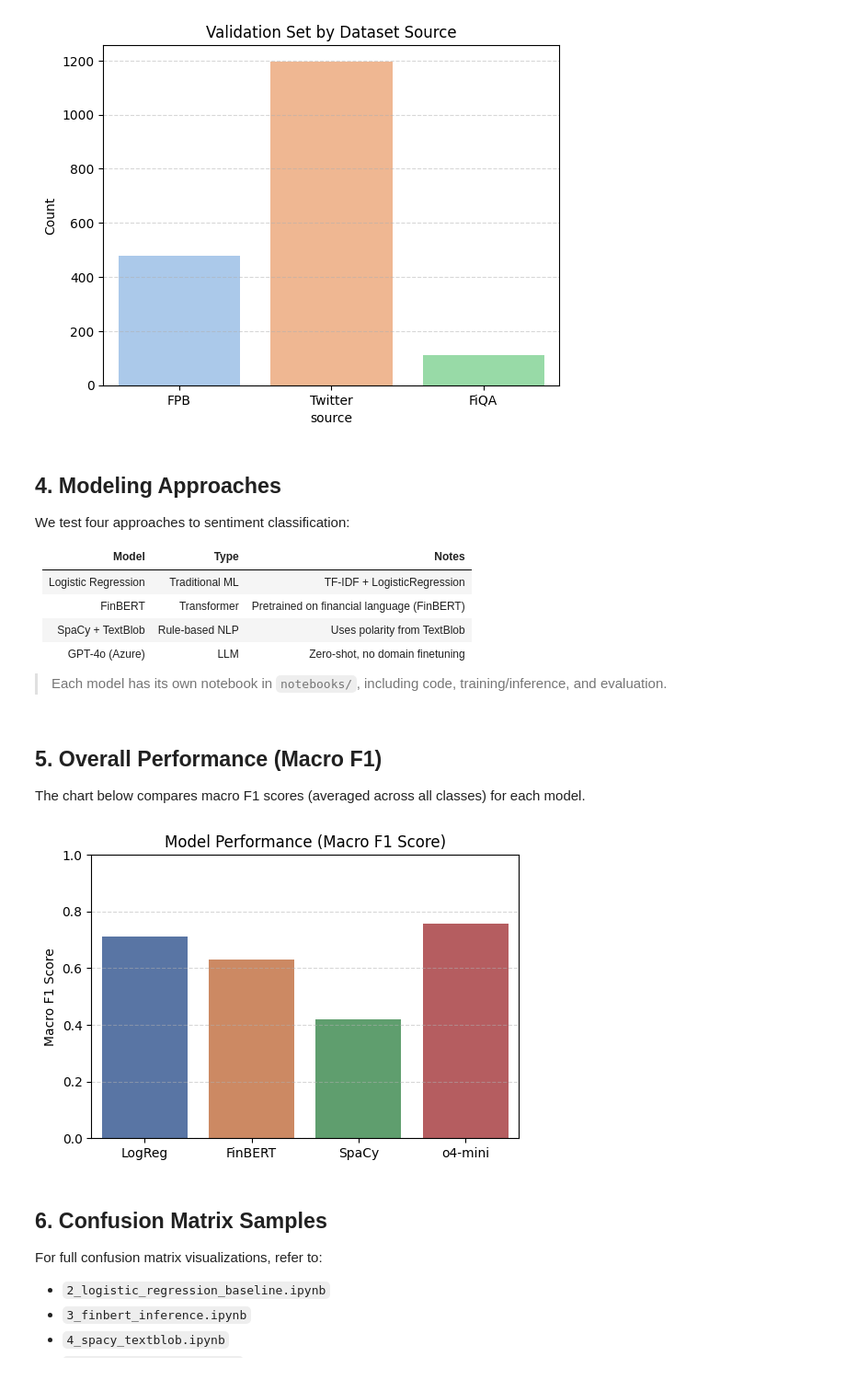
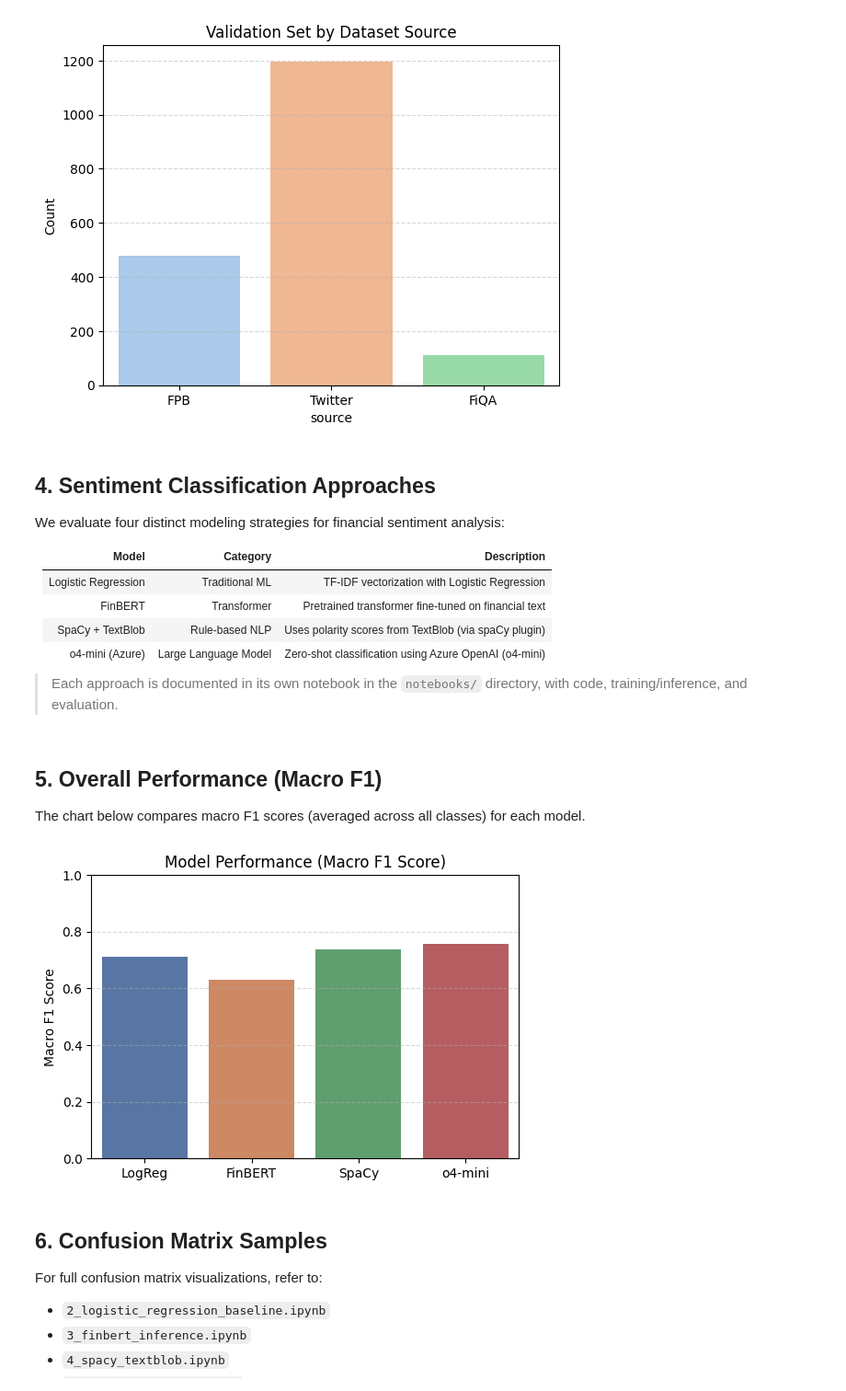
Before and after one commit to sidmaji/financial-sentiment-analysis, a Jupyter notebook: demo.ipynb, the cells around one changed output. Shown at 92% size. Saved outputs shown, nothing was run; the diff lists cells and outputs as text; code cells hidden in the pictures.

```diff
--- a/demo.ipynb
+++ b/demo.ipynb
@@ -66,18 +66,18 @@ plt.show()
 # %% [output]
 [figure]
 # %% [markdown]
-## 4. Modeling Approaches
+## 4. Sentiment Classification Approaches
 
-We test four approaches to sentiment classification:
+We evaluate four distinct modeling strategies for financial sentiment analysis:
 
-| Model               | Type           | Notes                                      |
-| ------------------- | -------------- | ------------------------------------------ |
-| Logistic Regression | Traditional ML | TF-IDF + LogisticRegression                |
-| FinBERT             | Transformer    | Pretrained on financial language (FinBERT) |
-| SpaCy + TextBlob    | Rule-based NLP | Uses polarity from TextBlob                |
-| GPT-4o (Azure)      | LLM            | Zero-shot, no domain finetuning            |
+| Model               | Category             | Description                                           |
+| ------------------- | -------------------- | ----------------------------------------------------- |
+| Logistic Regression | Traditional ML       | TF-IDF vectorization with Logistic Regression         |
+| FinBERT             | Transformer          | Pretrained transformer fine-tuned on financial text   |
+| SpaCy + TextBlob    | Rule-based NLP       | Uses polarity scores from TextBlob (via spaCy plugin) |
+| o4-mini (Azure)     | Large Language Model | Zero-shot classification using Azure OpenAI (o4-mini) |
 
-> Each model has its own notebook in `notebooks/`, including code, training/inference, and evaluation.
+> Each approach is documented in its own notebook in the `notebooks/` directory, with code, training/inference, and evaluation.
 # %% [markdown]
 ## 5. Overall Performance (Macro F1)
 
@@ -85,31 +85,31 @@ The chart below compares macro F1 scores (averaged across all classes) for each
 # %%
 lr = pd.read_csv("./models/lr/lr-preds.csv", index_col=0)
 finbert = pd.read_csv("./models/finbert/finbert-preds.csv", index_col=0)
-spacy = pd.read_csv("./models/spacy/spacytextblob-preds.csv", index_col=0)
+spacy = pd.read_csv("./models/spacy/spacy-custom-preds.csv", index_col=0)
 o4 = pd.read_csv("./models/o4/o4-mini-preds.csv", index_col=0)
 
 f1_scores = {
     "LogReg": lr.loc["macro avg", "f1-score"],
     "FinBERT": finbert.loc["macro avg", "f1-score"],
     "SpaCy": spacy.loc["macro avg", "f1-score"],
     "o4-mini": o4.loc["macro avg", "f1-score"],
 }
 
 plt.figure(figsize=(6, 4))
 sns.barplot(
     x=list(f1_scores.keys()),
     y=list(f1_scores.values()),
     hue=list(f1_scores.keys()),
     palette="deep",
     legend=False,
 )
 plt.ylim(0, 1)
 plt.ylabel("Macro F1 Score")
 plt.title("Model Performance (Macro F1 Score)")
 plt.grid(axis="y", linestyle="--", alpha=0.5)
 plt.show()
 # %% [output]
-[figure, old version]
+[figure, new version]
 # %% [markdown]
 ## 6. Confusion Matrix Samples
 
```
Also changed, not shown: 15 other files.
